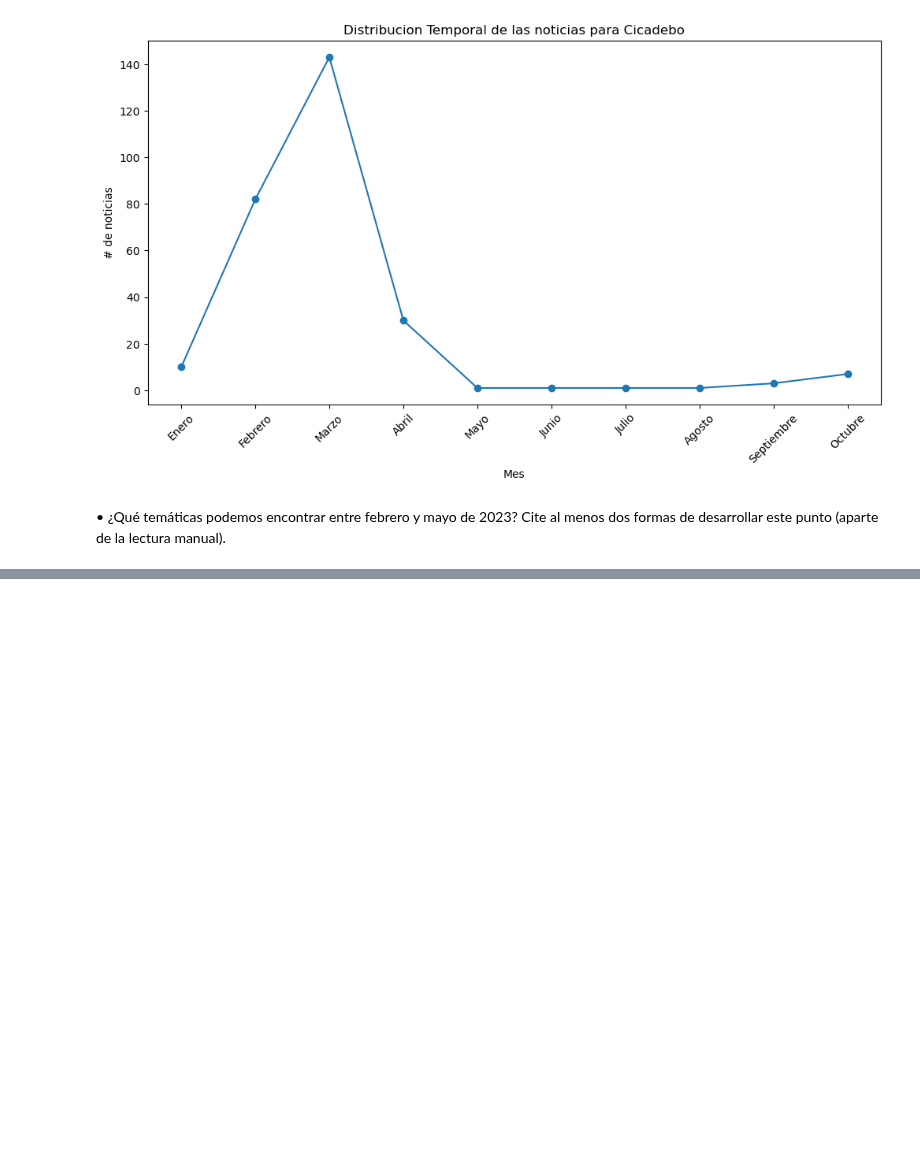
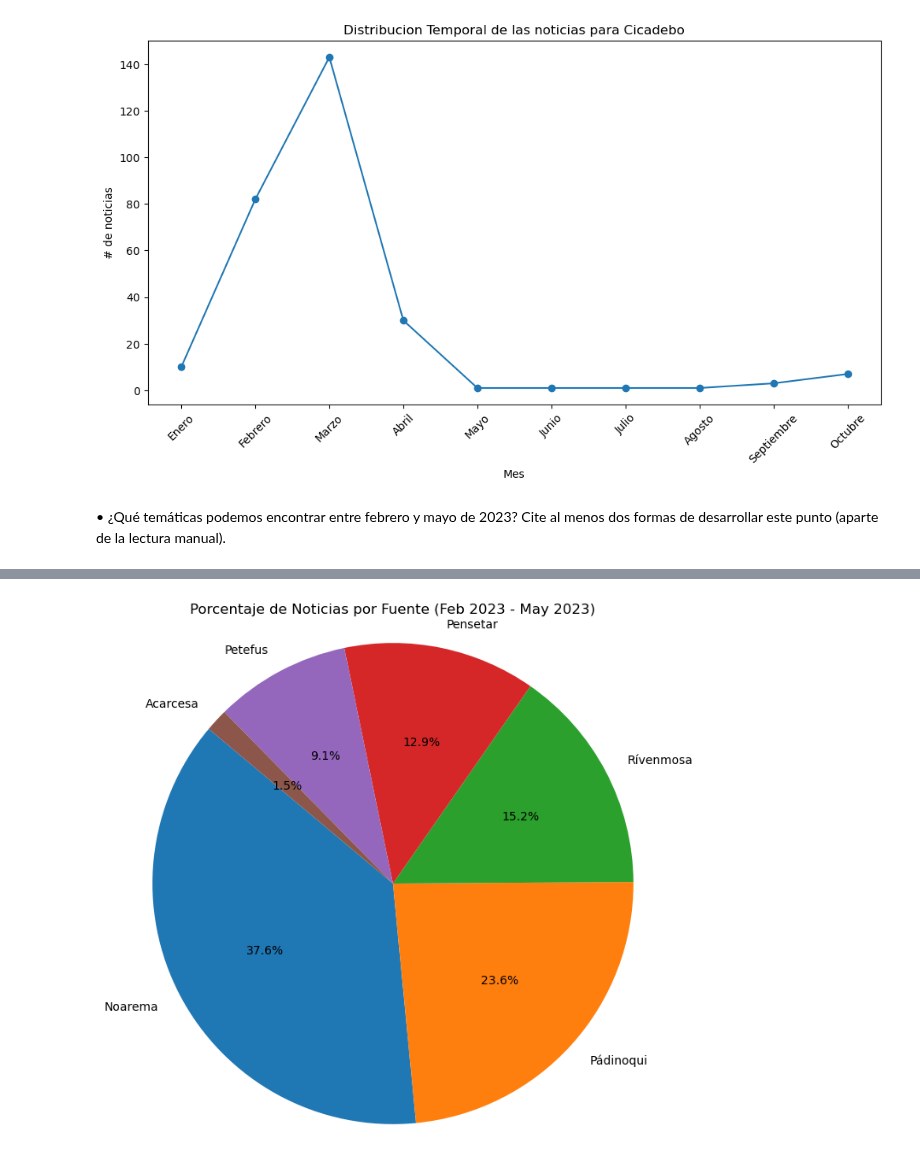
Before and after one commit to 0Ellias0/accenture_study_case, a Jupyter notebook: solution.ipynb, the cells around one changed output, grey strips where cells are left out. Drawn from its saved outputs; the diff is of its cells as text; code cells hidden in the pictures; blank space fills up the shorter version.

```diff
--- a/solution.ipynb
+++ b/solution.ipynb
@@ -231,0 +362,12 @@ de la lectura manual).
+# %%
+# Porcentuamos estos datos de las fuentes para observar cuales fuentes publican con mas frecuencia noticias sobre Cicadebo
+porcentaje_noticias = (Fuente/Fuente.sum()) * 100
+
+
+# ordenar fuentes
+porcentaje_noticias = porcentaje_noticias.sort_values(ascending=False)
+
+
+# Mostrar las fuentes que dominan el mayor porcentaje de noticias
+fuentes_domina_mayor = porcentaje_noticias.head(10)  # Muestrar las 10 fuentes con mayor porcentaje
+print(fuentes_domina_mayor)
@@ -231,0 +383,12 @@ de la lectura manual).
+# %%
+# Graficamos los porcentajes para sacar concluciones finales
+
+plt.figure(figsize=(8, 8))
+plt.pie(porcentaje_noticias, labels=porcentaje_noticias.index, autopct='%1.1f%%', startangle=140)
+plt.title('Porcentaje de Noticias por Fuente (Feb 2023 - May 2023)')
+plt.axis('equal')  # Para que el gráfico sea un círculo
+plt.show()
+
+# Se puede concluir que Noerema y Padinoqui son las fuentes que mas publicaron noticias sobre Cicadebo en el entre Feb - May 2023
+# %% [output]
+[figure, added]
```
Also changed, not shown: parts of 57 cells of this notebook, 2 other files.
